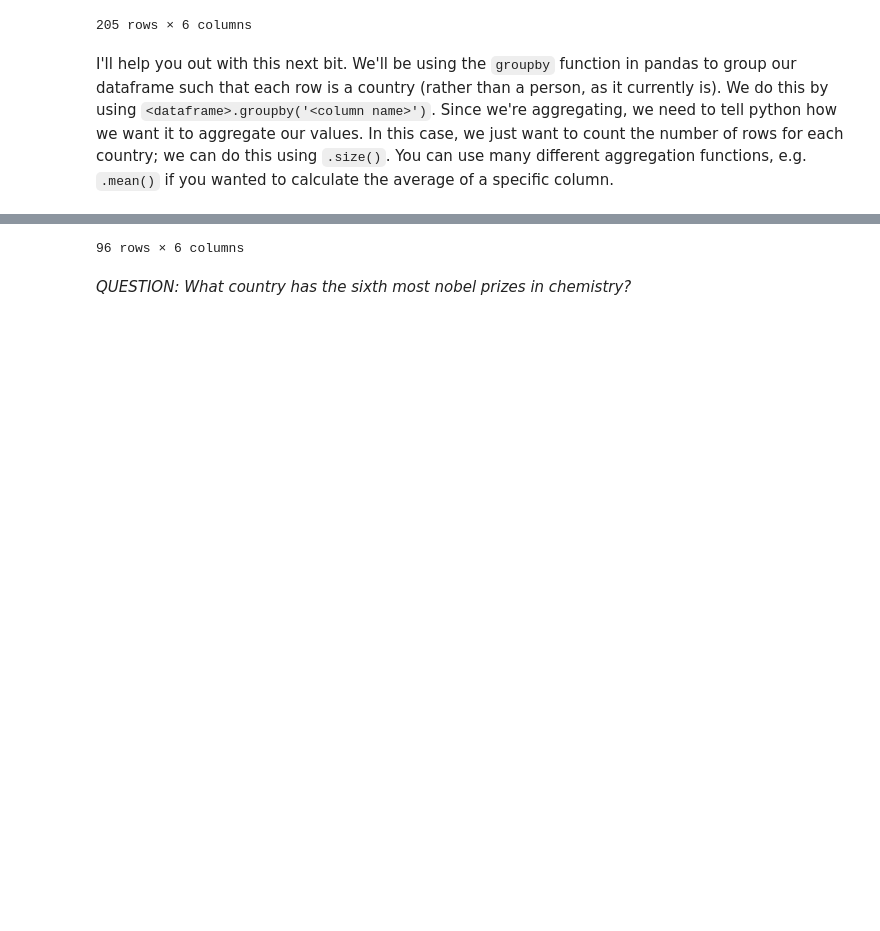
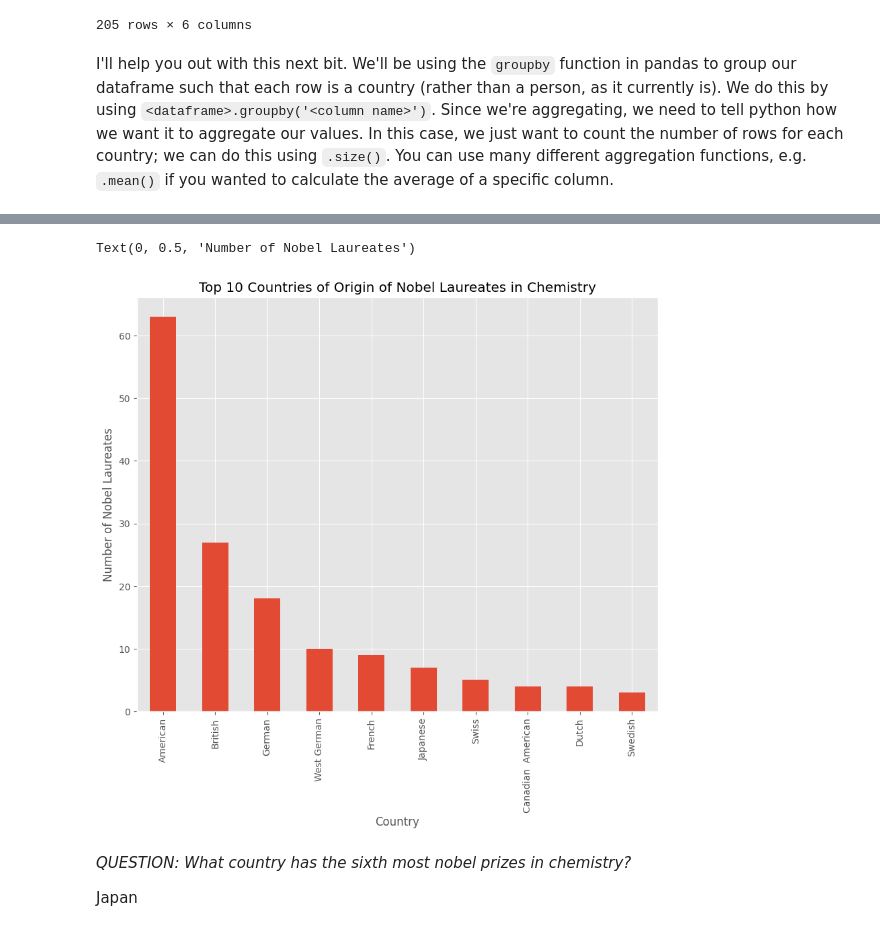
Before and after one commit to niallmirza/QM2, a Jupyter notebook: notebooks/W02. Pandas.ipynb, the cells around one changed output, grey strips where cells are left out. Saved outputs shown, nothing was run; the diff lists cells and outputs as text; code cells hidden in the pictures; blank space fills up the shorter version.

```diff
--- a/notebooks/W02. Pandas.ipynb
+++ b/notebooks/W02. Pandas.ipynb
@@ -557,10 +564,16 @@ chem
 I'll help you out with this next bit. We'll be using the `groupby` function in pandas to group our dataframe such that each row is a country (rather than a person, as it currently is). We do this by using `<dataframe>.groupby('<column name>')`. Since we're aggregating, we need to tell python how we want it to aggregate our values. In this case, we just want to count the number of rows for each country; we can do this using `.size()`. You can use many different aggregation functions, e.g. `.mean()` if you wanted to calculate the average of a specific column.
 # %%
 # create a new dataframe called 'country' in which each row is a country, and the values represent the number of nobel laureates.
+countries = chem.groupby('Nationality[B]').size()
+countries = countries[countries.index != 'Not awarded']
 
-country = chem.groupby('Country[B]')
-country.head()
 # now sort it in descending order
+countries = countries.sort_values(ascending=False)
 
 # finally, plot the top 10 countries
+top10 = countries.head(10)
+top10.plot(kind='bar')
+plt.title('Top 10 Countries of Origin of Nobel Laureates in Chemistry')
+plt.xlabel('Country')
+plt.ylabel('Number of Nobel Laureates')
 # %% [output]
@@ -579,3 +580,6 @@ country.head()
-96 rows × 6 columns
+Text(0, 0.5, 'Number of Nobel Laureates')
+[figure, added]
 # %% [markdown]
 *QUESTION: What country has the sixth most nobel prizes in chemistry?*
+
+Japan
```
Also changed, not shown: parts of 3 cells of this notebook.
